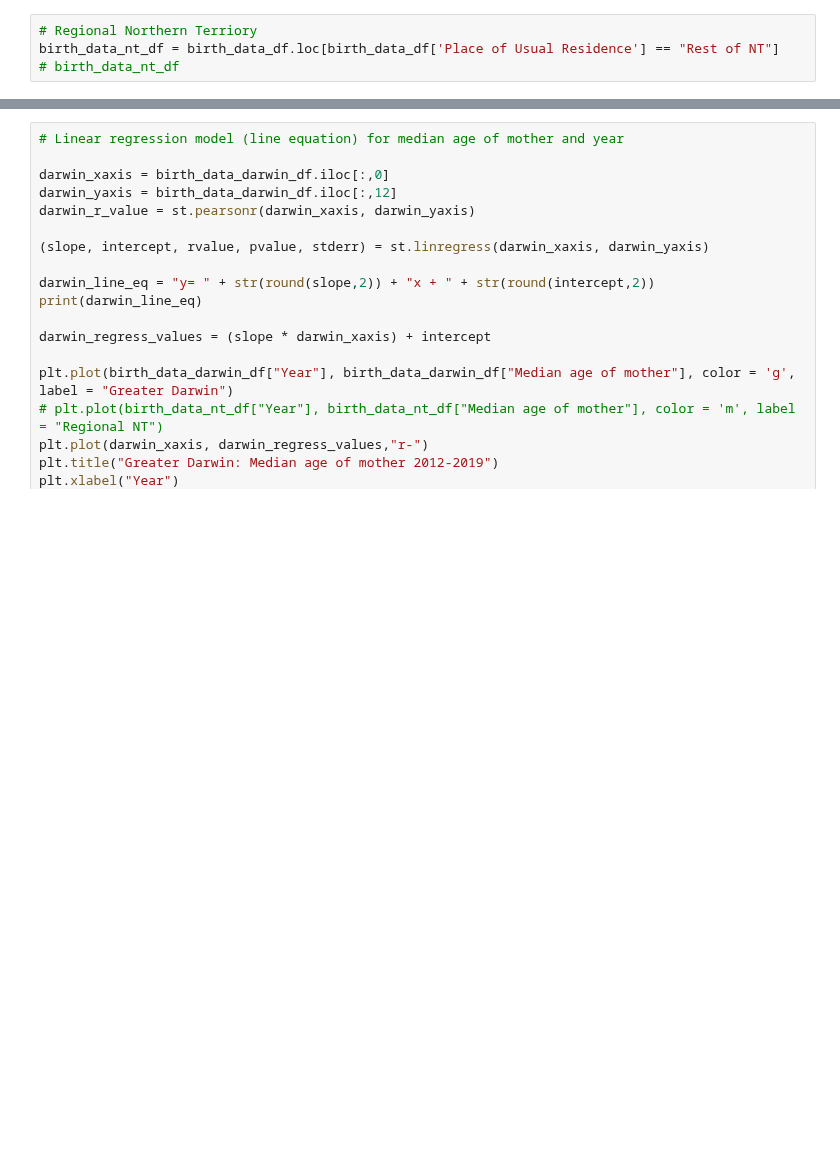
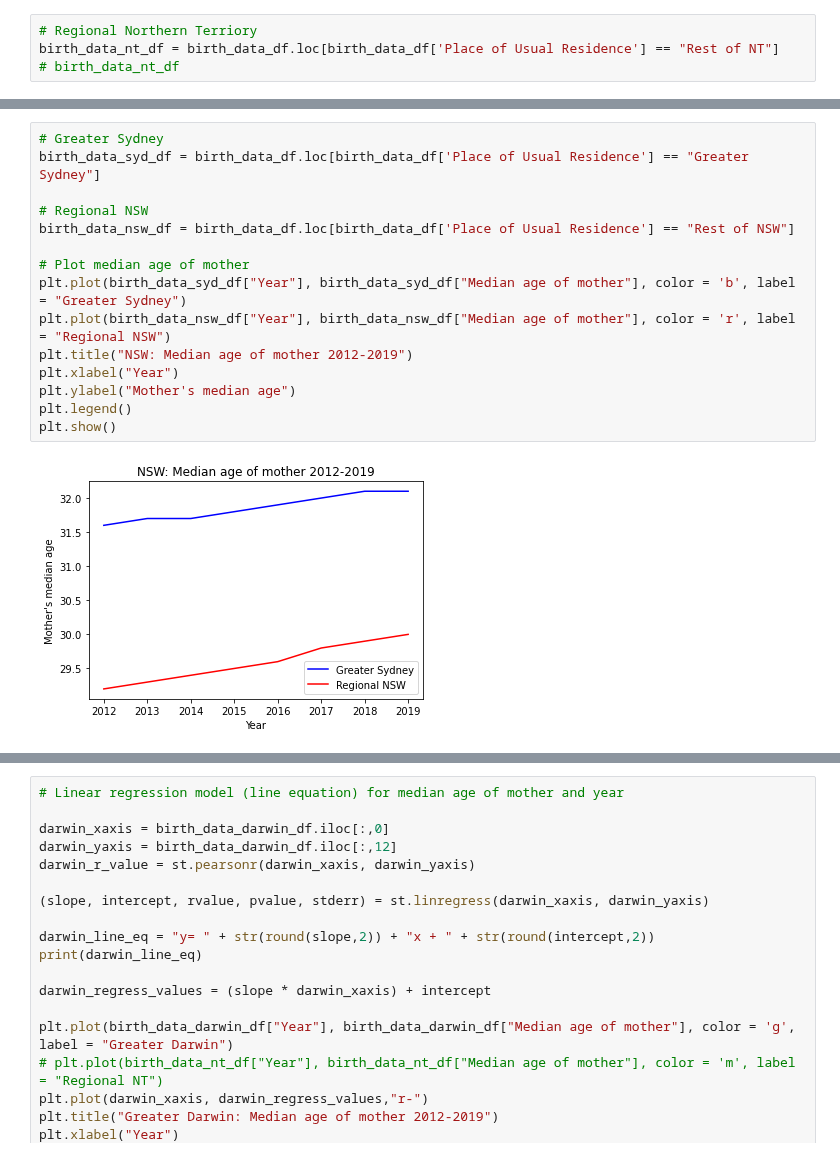
Before and after one commit to NathanJPotter/Team-Project-1, a Jupyter notebook: Project 1.ipynb, the cells around one changed output, grey strips where cells are left out. Drawn from its saved outputs; the diff is of its cells as text; blank space fills up the shorter version.

```diff
--- a/Project 1.ipynb
+++ b/Project 1.ipynb
@@ -455,0 +456,17 @@ plt.show()
+# %%
+# Greater Sydney
+birth_data_syd_df = birth_data_df.loc[birth_data_df['Place of Usual Residence'] == "Greater Sydney"]
+
+# Regional NSW
+birth_data_nsw_df = birth_data_df.loc[birth_data_df['Place of Usual Residence'] == "Rest of NSW"]
+
+# Plot median age of mother
+plt.plot(birth_data_syd_df["Year"], birth_data_syd_df["Median age of mother"], color = 'b', label = "Greater Sydney")
+plt.plot(birth_data_nsw_df["Year"], birth_data_nsw_df["Median age of mother"], color = 'r', label = "Regional NSW")
+plt.title("NSW: Median age of mother 2012-2019")
+plt.xlabel("Year")
+plt.ylabel("Mother's median age")
+plt.legend()
+plt.show()
+# %% [output]
+[figure, added]
```
Also changed, not shown: parts of 6 cells of this notebook.
